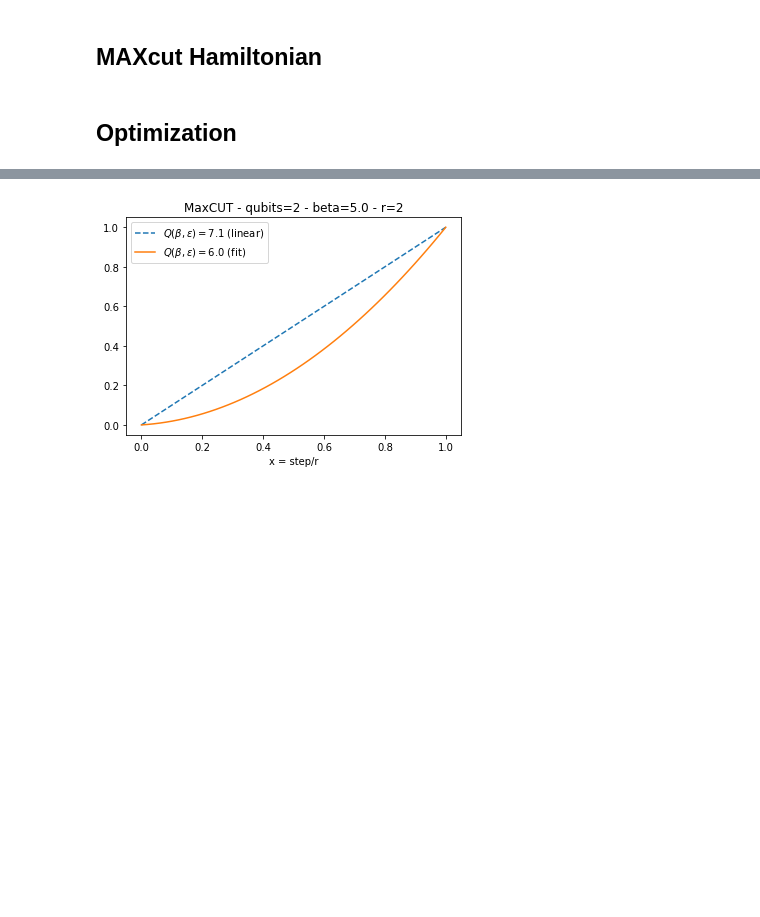
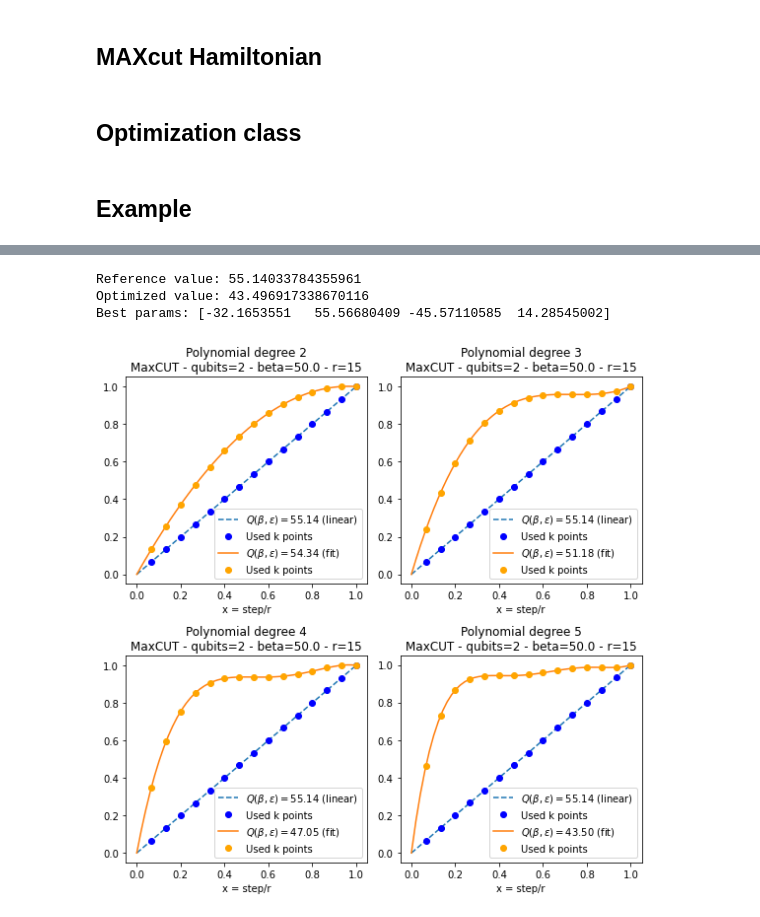
Before and after one commit to scarrazza/QITE, a Jupyter notebook: crosscheck.ipynb, the cells around one changed output, grey strips where cells are left out. Saved outputs shown, nothing was run; the diff lists cells and outputs as text; code cells hidden in the pictures; blank space fills up the shorter version.

```diff
--- a/crosscheck.ipynb
+++ b/crosscheck.ipynb
@@ -40,7 +40,7 @@ def maxcut(nqubits, norm=2, random_graph=False):
 def Qu(beta, r, eps=1e-3):
     return beta + np.log(r/eps) / np.log(np.e + np.log(r/eps)/beta)
 # %% [markdown]
-## Optimization
+## Optimization class
 # %%
 class FragmentedQuITE:
 
@@ -55,16 +55,23 @@ class FragmentedQuITE:
         self.query = query
         self.eps = eps
 
-    def minimize(self, schedule, initial_parameters=None, method='BFGS'):
+    def minimize(self, schedule, initial_parameters=None, method='BFGS', options=None):
+        """Optimizes scheduling function."""
         from scipy.optimize import minimize
+
+        # imposes differences to be positive
+        def derivative(p):
+            return np.diff([schedule(step/self.r, p) for step in range(1, self.r+1)])
+
+        con1 = {'type': 'ineq', 'fun': derivative}
         m = minimize(lambda p, _: self.compute_query(p, schedule),
                         initial_parameters,
-                        method, options={'disp': True, 'eps': 1e-10})
+                        method, options=options, constraints=con1)
         return m.fun, m.x
 
     def compute_query(self, params, schedule):
         """Compute query optimization."""
-        beta = np.array([ self.b*schedule(step/self.r, params) for step in range(1, r+1)])
+        beta = np.array([ self.b*schedule(step/self.r, params) for step in range(1, self.r+1)])
         delta_l = (self.lmax-self.lmin)/2
         Qbeta = np.ceil(self.query(np.hstack([beta[0], np.diff(beta)])*delta_l*np.e/2, self.r, self.eps))
         Zbeta = np.sum(np.exp(-beta.reshape(-1,1)[:-1] * self.energy.reshape(1,-1)), axis=1)
@@ -78,31 +85,43 @@ class FragmentedQuITE:
     def reference_query(self):
         """Return linear query prediction."""
         return self.compute_query(params=None, schedule=lambda t, _: t)
+# %% [markdown]
+## Example
 # %%
+# setup
 nqubits = 2
-r = 2
-beta = 5
+r = 15
+beta = 50
 
 model = FragmentedQuITE(maxcut(nqubits, norm=40.0, random_graph=True), r, beta, Qu)
-reference = model.reference_query()
-print('Reference value:', reference)
 
 def myschedule(t, params):
-    #return t
-    return params[0] * t + (1 - params[0]) * t**2
-    #f = sum(p * t ** (i + 2) for i, p in enumerate(params))
-    #f += (1 - np.sum(params)) * t
-    #return f
+    f = sum(p * t ** (i + 2) for i, p in enumerate(params))
+    f += (1 - np.sum(params)) * t
+    return f
 
-result, params = model.minimize(myschedule, initial_parameters=np.array([0.1]))
-print('Optimized value:', result)
-print('Best params:', params)
 
-# plot
-x = np.linspace(0,1,50)
-plt.title('MaxCUT - qubits=%d - beta=%.1f - r=%d' % (nqubits, beta, r))
-plt.plot(x, [i for i in x], '--', label=r'$Q(\beta,\epsilon)=%.1f$ (linear)' % reference);
-plt.plot(x, [myschedule(i, params) for i in x], label=r'$Q(\beta,\epsilon)=%.1f$ (fit)' % result);
-plt.xlabel('x = step/r')
-plt.legend();
+plt.figure(figsize=(8,8))
+for d in range(4):
+    plt.subplot(2,2,d+1)
+    plt.tight_layout()
+    initial_guess = np.zeros(d+1)
+    initial_guess[0] = 0.1
+    result, params = model.minimize(myschedule, initial_parameters=initial_guess,
+                                    method='COBYLA', options={'maxiter':50000})
+    reference = model.reference_query()
+    print('Reference value:', reference)
+    print('Optimized value:', result)
+    print('Best params:', params)
+
+    # plot
+    x = np.linspace(0,1,50)
+    xr = np.array(range(1,r+1))/r
+    plt.title('Polynomial degree %d\nMaxCUT - qubits=%d - beta=%.1f - r=%d' % (len(initial_guess)+1,nqubits, beta, r))
+    plt.plot(x, [i for i in x], '--', label=r'$Q(\beta,\epsilon)=%.2f$ (linear)' % reference);
+    plt.plot(xr, xr, 'o', color='blue', label='Used k points')
+    plt.plot(x, [myschedule(i, params) for i in x], label=r'$Q(\beta,\epsilon)=%.2f$ (fit)' % result);
+    plt.plot(xr,[myschedule(ixr, params) for ixr in xr], 'o', color='orange', label='Used k points')
+    plt.xlabel('x = step/r')
+    plt.legend();
 # %% [output]
@@ -117 +137,4 @@ Best params: [0.1]
+Reference value: 55.14033784355961
+Optimized value: 43.496917338670116
+Best params: [-32.1653551   55.56680409 -45.57110585  14.28545002]
-[figure, old version]
+[figure, new version]
```
Also changed, not shown: parts of 1 cell of this notebook.
